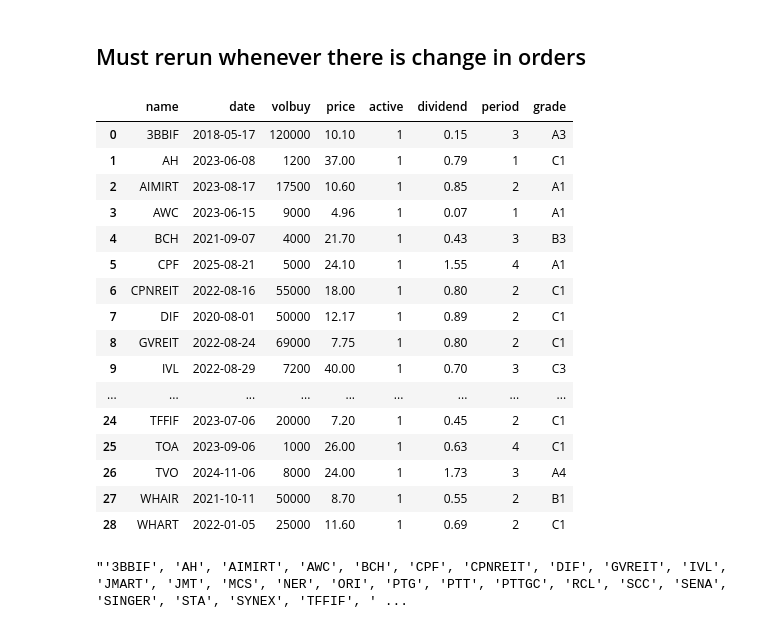
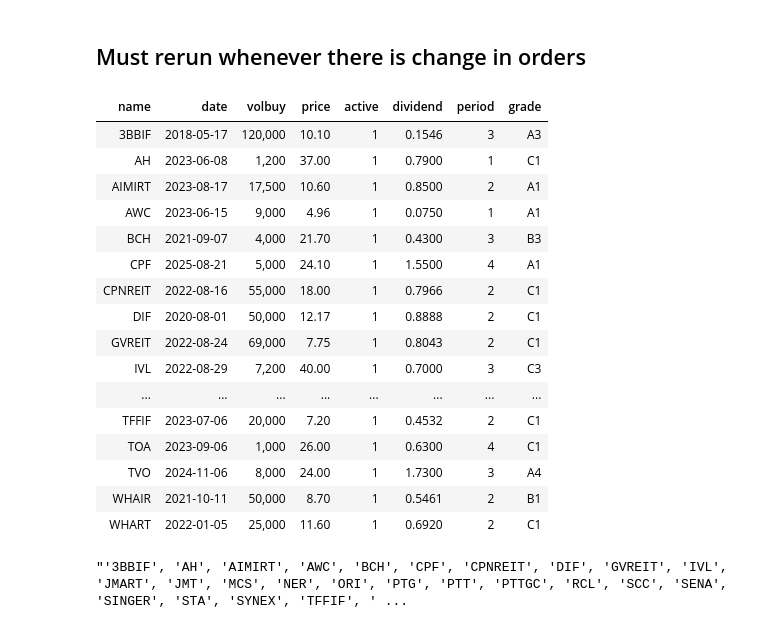
Before and after one commit to santimcs/A5, a Jupyter notebook: Daily/207 - Daily Port Amt Change.ipynb, the cells around one changed output. Saved outputs shown, nothing was run; the diff lists cells and outputs as text; code cells hidden in the pictures.

```diff
--- a/Daily/207 - Daily Port Amt Change.ipynb
+++ b/Daily/207 - Daily Port Amt Change.ipynb
@@ -83,29 +83,29 @@ Obsidian path (osd_path): C:\Users\PC1\OneDrive\Documents\obsidian-git-sync\Data
 # %%
 sql = """
 SELECT name, date, volbuy, price, active, dividend, period, grade
 FROM buy
 ORDER BY name"""
 stocks = pd.read_sql(sql, const)
 stocks['volbuy'] = stocks['volbuy'].astype('int64')
-stocks
+stocks.style.format(format_dict).hide(axis="index")
 # %% [output]
-|  | name | date | volbuy | price | active | dividend | period | grade |
-| 0 | 3BBIF | 2018-05-17 | 120000 | 10.10 | 1 | 0.15 | 3 | A3 |
-| 1 | AH | 2023-06-08 | 1200 | 37.00 | 1 | 0.79 | 1 | C1 |
-| 2 | AIMIRT | 2023-08-17 | 17500 | 10.60 | 1 | 0.85 | 2 | A1 |
-| 3 | AWC | 2023-06-15 | 9000 | 4.96 | 1 | 0.07 | 1 | A1 |
-| 4 | BCH | 2021-09-07 | 4000 | 21.70 | 1 | 0.43 | 3 | B3 |
-| 5 | CPF | 2025-08-21 | 5000 | 24.10 | 1 | 1.55 | 4 | A1 |
-| 6 | CPNREIT | 2022-08-16 | 55000 | 18.00 | 1 | 0.80 | 2 | C1 |
-| 7 | DIF | 2020-08-01 | 50000 | 12.17 | 1 | 0.89 | 2 | C1 |
-| 8 | GVREIT | 2022-08-24 | 69000 | 7.75 | 1 | 0.80 | 2 | C1 |
-| 9 | IVL | 2022-08-29 | 7200 | 40.00 | 1 | 0.70 | 3 | C3 |
-| ... | ... | ... | ... | ... | ... | ... | ... | ... |
-| 24 | TFFIF | 2023-07-06 | 20000 | 7.20 | 1 | 0.45 | 2 | C1 |
-| 25 | TOA | 2023-09-06 | 1000 | 26.00 | 1 | 0.63 | 4 | C1 |
-| 26 | TVO | 2024-11-06 | 8000 | 24.00 | 1 | 1.73 | 3 | A4 |
-| 27 | WHAIR | 2021-10-11 | 50000 | 8.70 | 1 | 0.55 | 2 | B1 |
-| 28 | WHART | 2022-01-05 | 25000 | 11.60 | 1 | 0.69 | 2 | C1 |
+| name | date | volbuy | price | active | dividend | period | grade |
+| 3BBIF | 2018-05-17 | 120,000 | 10.10 | 1 | 0.1546 | 3 | A3 |
+| AH | 2023-06-08 | 1,200 | 37.00 | 1 | 0.7900 | 1 | C1 |
+| AIMIRT | 2023-08-17 | 17,500 | 10.60 | 1 | 0.8500 | 2 | A1 |
+| AWC | 2023-06-15 | 9,000 | 4.96 | 1 | 0.0750 | 1 | A1 |
+| BCH | 2021-09-07 | 4,000 | 21.70 | 1 | 0.4300 | 3 | B3 |
+| CPF | 2025-08-21 | 5,000 | 24.10 | 1 | 1.5500 | 4 | A1 |
+| CPNREIT | 2022-08-16 | 55,000 | 18.00 | 1 | 0.7966 | 2 | C1 |
+| DIF | 2020-08-01 | 50,000 | 12.17 | 1 | 0.8888 | 2 | C1 |
+| GVREIT | 2022-08-24 | 69,000 | 7.75 | 1 | 0.8043 | 2 | C1 |
+| IVL | 2022-08-29 | 7,200 | 40.00 | 1 | 0.7000 | 3 | C3 |
+| ... | ... | ... | ... | ... | ... | ... | ... |
+| TFFIF | 2023-07-06 | 20,000 | 7.20 | 1 | 0.4532 | 2 | C1 |
+| TOA | 2023-09-06 | 1,000 | 26.00 | 1 | 0.6300 | 4 | C1 |
+| TVO | 2024-11-06 | 8,000 | 24.00 | 1 | 1.7300 | 3 | A4 |
+| WHAIR | 2021-10-11 | 50,000 | 8.70 | 1 | 0.5461 | 2 | B1 |
+| WHART | 2022-01-05 | 25,000 | 11.60 | 1 | 0.6920 | 2 | C1 |
 # %%
 names = stocks["name"].values.tolist()
 in_p = ", ".join(map(lambda name: "'%s'" % name, names))
```
Also changed, not shown: parts of 11 cells of this notebook, 34 other files.
